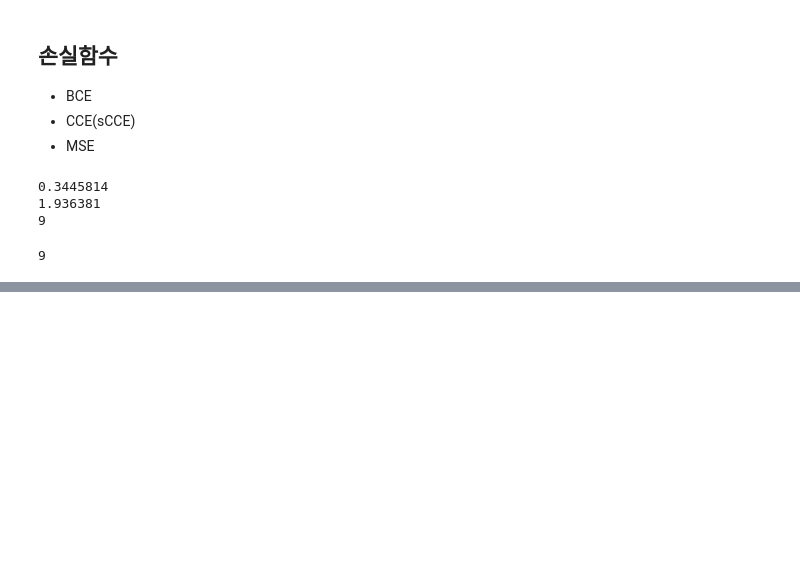
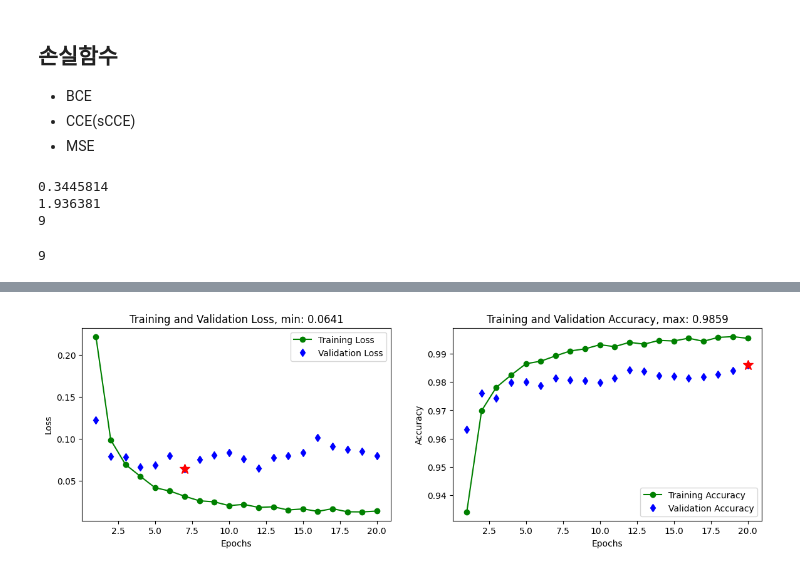
Before and after one commit to alemskdlt/dl02, a Jupyter notebook: notebook/ch08_DNN.ipynb, the cells around one changed output, grey strips where cells are left out. Cells and saved outputs as stored; diff of their text form; code cells hidden in the pictures; blank space fills up the shorter version.

```diff
--- a/notebook/ch08_DNN.ipynb
+++ b/notebook/ch08_DNN.ipynb
@@ -74,0 +556,66 @@ custom_loss_function(np.array(y_true), np.array(y_pred)).numpy()
+# %%
+import matplotlib.pyplot as plt
+import tensorflow as tf
+
+mnist = tf.keras.datasets.mnist
+
+(x_train, y_train),(x_test, y_test) = mnist.load_data()
+x_train, x_test = x_train / 255.0, x_test / 255.0
+
+print(x_train.shape,y_train.shape)
+
+model = tf.keras.models.Sequential()
+model.add(tf.keras.layers.Flatten(input_shape=(28,28)))
+model.add(tf.keras.layers.Dense(512, activation='relu'))
+model.add(tf.keras.layers.Dropout(0.2))
+model.add(tf.keras.layers.Dense(10, activation='softmax'))
+
+model.compile(optimizer='adam',
+              loss='sparse_categorical_crossentropy',
+              metrics=['accuracy'])
+
+history = model.fit(x_train, y_train,
+          epochs=20,
+          validation_data=(x_test, y_test),
+          verbose=1)
+
+model.evaluate(x_test, y_test)
+
+#############################################
+# More training graphs
+# More graphs of loss and accuracy
+# import matplotlib.pyplot as plt
+import numpy as np
+
+history_dict = history.history
+loss = history_dict['loss']
+val_loss = history_dict['val_loss']
+
+epochs = range(1, len(loss) + 1)
+
+plt.figure(figsize=(14, 4))
+
+plt.subplot(1,2,1)
+plt.plot(epochs, loss, 'go-', label='Training Loss')
+plt.plot(epochs, val_loss, 'bd', label='Validation Loss')
+plt.plot(np.argmin(np.array(val_loss))+1,val_loss[np.argmin(np.array(val_loss))], 'r*', ms=12)
+plt.title('Training and Validation Loss, min: ' + str(np.round(val_loss[np.argmin(np.array(val_loss))],4)))
+plt.xlabel('Epochs')
+plt.ylabel('Loss')
+plt.legend()
+
+acc = history_dict['accuracy']
+val_acc = history_dict['val_accuracy']
+
+epochs = range(1, len(loss) + 1)
+
+plt.subplot(1,2,2)
+plt.plot(epochs, acc, 'go-', label='Training Accuracy') #, c='blue')
+plt.plot(epochs, val_acc, 'bd', label='Validation Accuracy') #, c='red')
+plt.plot(np.argmax(np.array(val_acc))+1,val_acc[np.argmax(np.array(val_acc))], 'r*', ms=12)
+plt.title('Training and Validation Accuracy, max: ' + str(np.round(val_acc[np.argmax(np.array(val_acc))],4)))
+plt.xlabel('Epochs')
+plt.ylabel('Accuracy')
+plt.legend()
+plt.show()
+# %% [output]
@@ -74,0 +639 @@ custom_loss_function(np.array(y_true), np.array(y_pred)).numpy()
+[figure, added]
```
Also changed, not shown: parts of 28 cells of this notebook.
